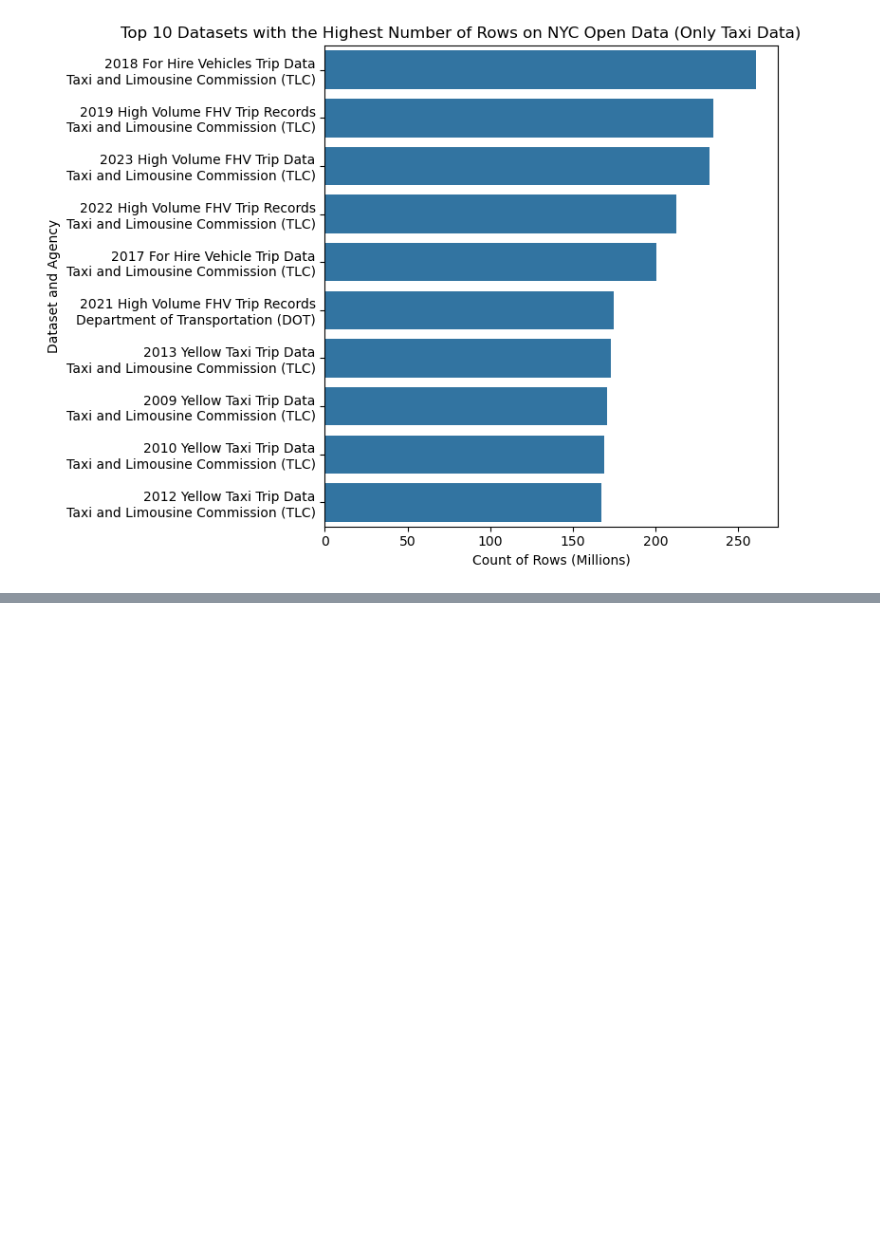
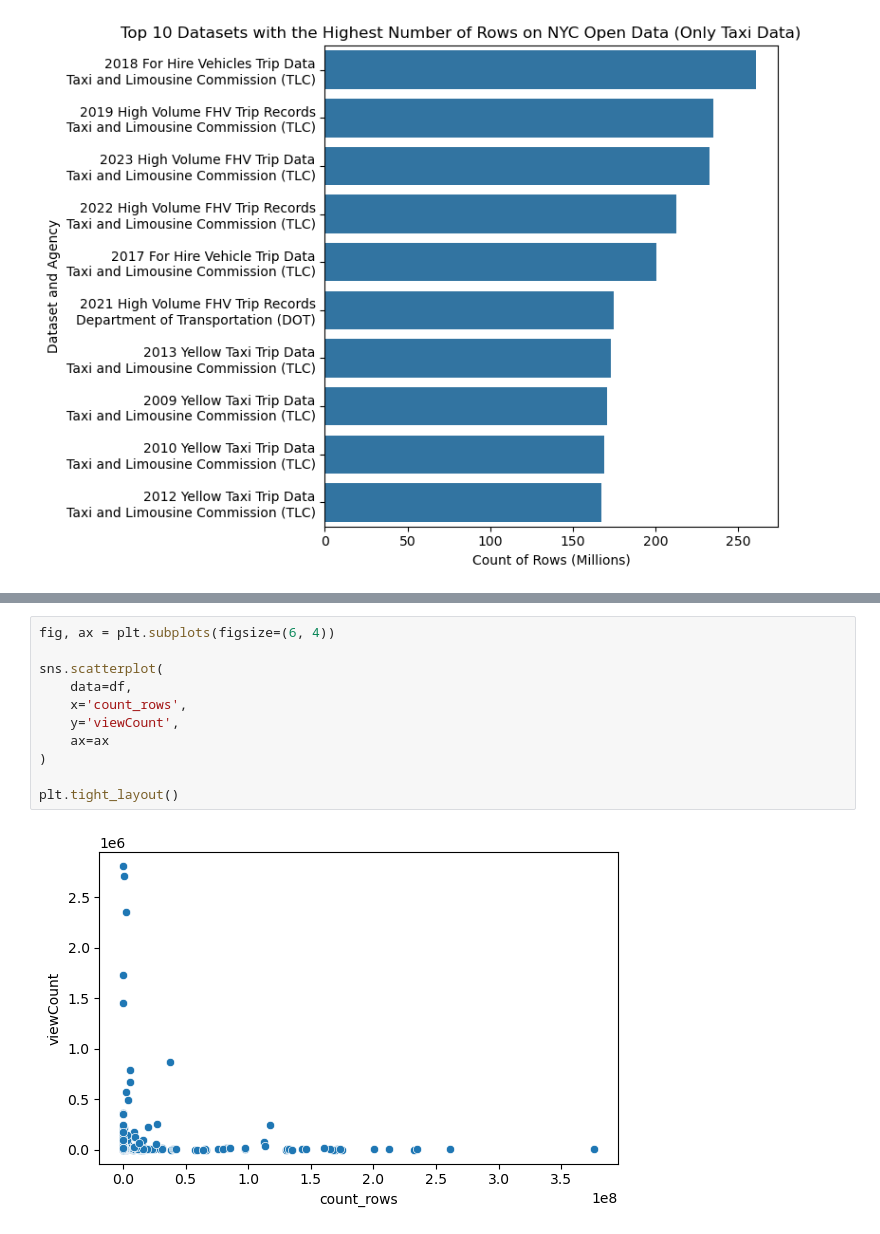
Before and after one commit to mebauer/nyc-open-bigdata, a Jupyter notebook: analysis.ipynb, the cells around one changed output, grey strips where cells are left out. Cells and saved outputs as stored; diff of their text form; blank space fills up the shorter version.

```diff
--- a/analysis.ipynb
+++ b/analysis.ipynb
@@ -449,0 +464,13 @@ plt.savefig('figures/top-taxi-data.png', dpi=250, bbox_inches='tight')
+# %%
+fig, ax = plt.subplots(figsize=(6, 4))
+
+sns.scatterplot(
+    data=df,
+    x='count_rows',
+    y='viewCount',
+    ax=ax
+)
+
+plt.tight_layout()
+# %% [output]
+[figure, added]
```
Also changed, not shown: parts of 14 cells of this notebook.
